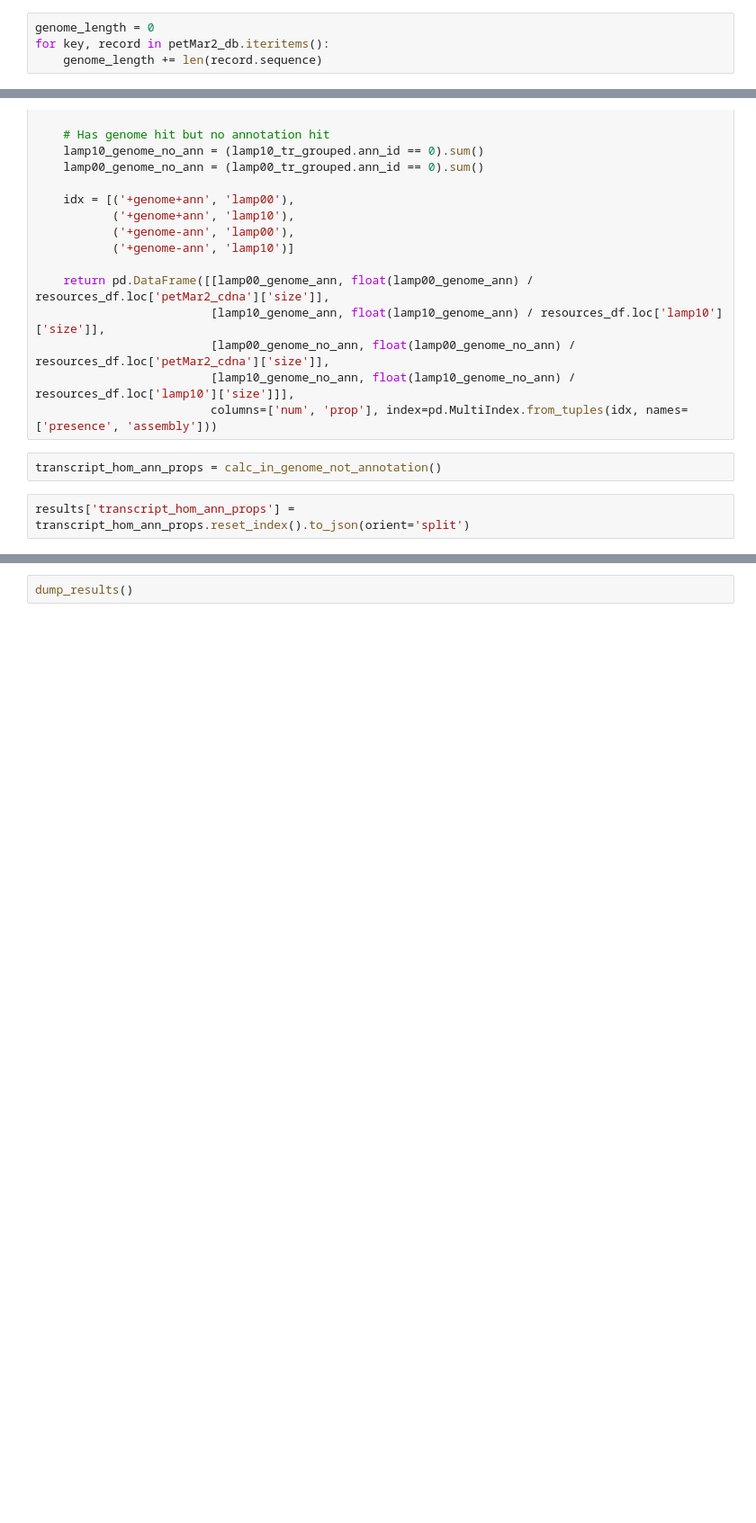
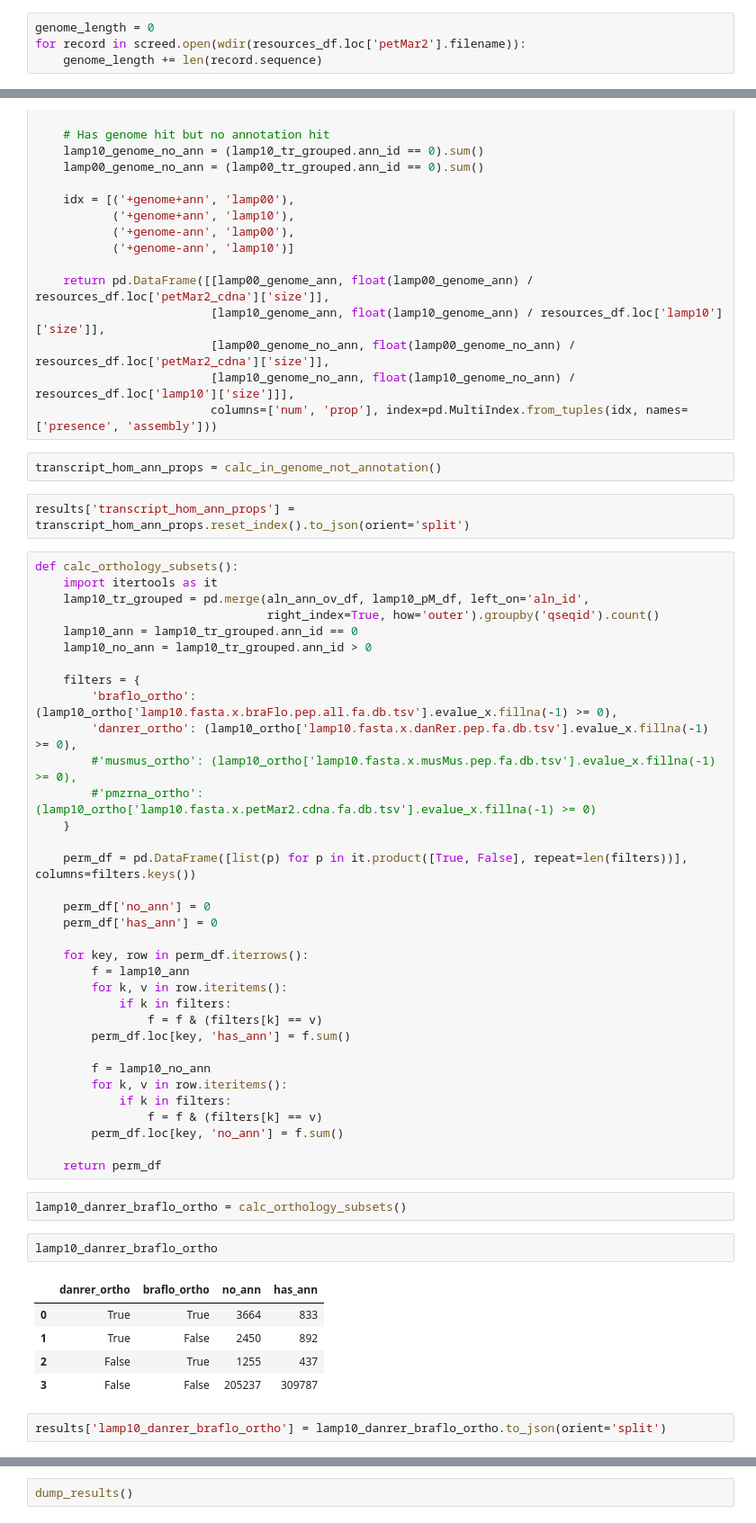
Before and after one commit to standage/2015-petMarSB, a Jupyter notebook: notebooks/petmar-cross-validate.ipynb, the cells around one changed output, grey strips where cells are left out. Shown: that part at 90% size. Cells and saved outputs as stored; diff of their text form; blank space fills up the shorter version.

Commit message:
Update with braFlo and danRer subset numbers

```diff
--- a/notebooks/petmar-cross-validate.ipynb
+++ b/notebooks/petmar-cross-validate.ipynb
@@ -292,5 +289,5 @@ for key, tree in lamp10_aln_subj_forest:
 lamp10_subj_area_df = pd.DataFrame(area_results)
 # %%
 genome_length = 0
-for key, record in petMar2_db.iteritems():
+for record in screed.open(wdir(resources_df.loc['petMar2'].filename)):
     genome_length += len(record.sequence)
@@ -567,3 +538,49 @@ def calc_in_genome_not_annotation():
 transcript_hom_ann_props = calc_in_genome_not_annotation()
 # %%
 results['transcript_hom_ann_props'] = transcript_hom_ann_props.reset_index().to_json(orient='split')
+# %%
+def calc_orthology_subsets():
+    import itertools as it
+    lamp10_tr_grouped = pd.merge(aln_ann_ov_df, lamp10_pM_df, left_on='aln_id',
+                                 right_index=True, how='outer').groupby('qseqid').count()
+    lamp10_ann = lamp10_tr_grouped.ann_id == 0
+    lamp10_no_ann = lamp10_tr_grouped.ann_id > 0
+
+    filters = {
+        'braflo_ortho': (lamp10_ortho['lamp10.fasta.x.braFlo.pep.all.fa.db.tsv'].evalue_x.fillna(-1) >= 0),
+        'danrer_ortho': (lamp10_ortho['lamp10.fasta.x.danRer.pep.fa.db.tsv'].evalue_x.fillna(-1) >= 0),
+        #'musmus_ortho': (lamp10_ortho['lamp10.fasta.x.musMus.pep.fa.db.tsv'].evalue_x.fillna(-1) >= 0),
+        #'pmzrna_ortho': (lamp10_ortho['lamp10.fasta.x.petMar2.cdna.fa.db.tsv'].evalue_x.fillna(-1) >= 0)
+    }
+
+    perm_df = pd.DataFrame([list(p) for p in it.product([True, False], repeat=len(filters))], columns=filters.keys())
+
+    perm_df['no_ann'] = 0
+    perm_df['has_ann'] = 0
+
+    for key, row in perm_df.iterrows():
+        f = lamp10_ann
+        for k, v in row.iteritems():
+            if k in filters:
+                f = f & (filters[k] == v)
+        perm_df.loc[key, 'has_ann'] = f.sum()
+
+        f = lamp10_no_ann
+        for k, v in row.iteritems():
+            if k in filters:
+                f = f & (filters[k] == v)
+        perm_df.loc[key, 'no_ann'] = f.sum()
+
+    return perm_df
+# %%
+lamp10_danrer_braflo_ortho = calc_orthology_subsets()
+# %%
+lamp10_danrer_braflo_ortho
+# %% [output]
+|  | danrer_ortho | braflo_ortho | no_ann | has_ann |
+| 0 | True | True | 3664 | 833 |
+| 1 | True | False | 2450 | 892 |
+| 2 | False | True | 1255 | 437 |
+| 3 | False | False | 205237 | 309787 |
+# %%
+results['lamp10_danrer_braflo_ortho'] = lamp10_danrer_braflo_ortho.to_json(orient='split')
```
Also changed, not shown: parts of 36 cells of this notebook, 5 other files.
